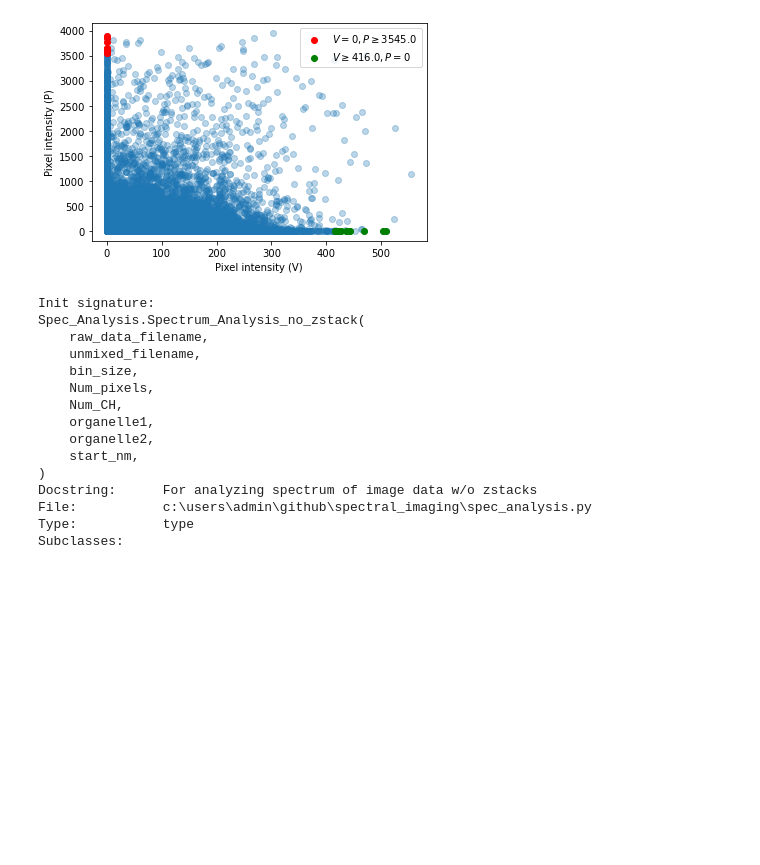
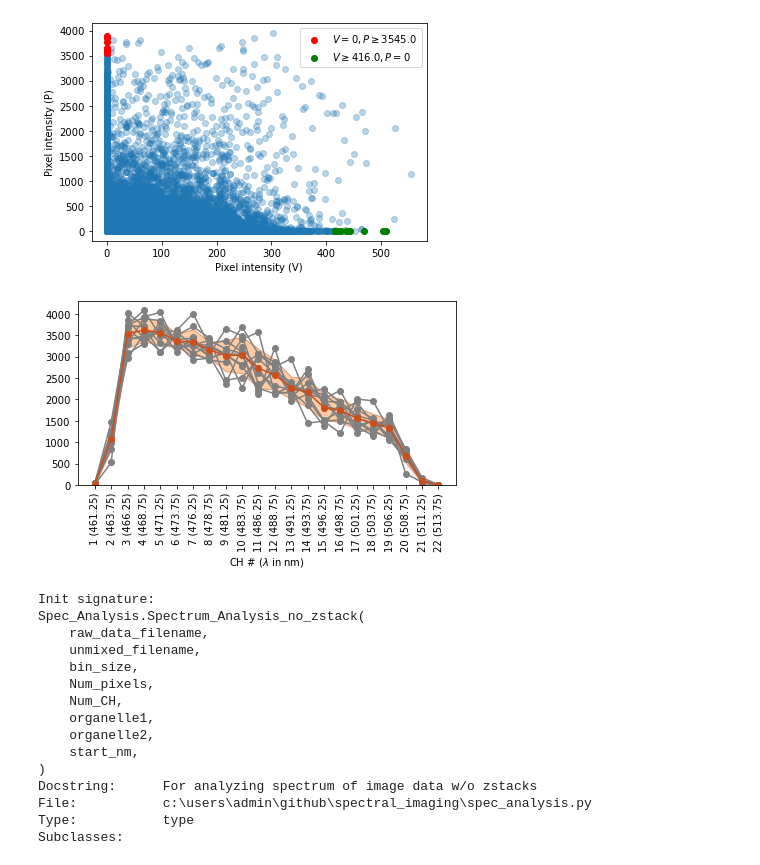
Before and after one commit to ajannamay/Spectral_imaging, a Jupyter notebook: test.ipynb, the cells around one changed output. Cells and saved outputs as stored; diff of their text form; code cells hidden in the pictures; blank space fills up the shorter version.

```diff
--- a/test.ipynb
+++ b/test.ipynb
@@ -12,11 +9,16 @@ The autoreload extension is already loaded. To reload it, use:
 # %%
-CFP = Spectra_Analysis.Spectra_no_z('LargerPnh\\CFP1','LargerPnh\\CFP1_unmixed2',2.5,1024,22,'P','V',461.25)
+CFP = Spectral_Analysis.Spectra_no_z('LargerPnh\\CFP1','LargerPnh\\CFP1_unmixed2',2.5,1024,22,'P','V',461.25)
 # %%
-plotter_2p5, Pindx_2p5, Vindx_2p5 = CFP.generate_scatter_plot_varNumpixels(False,10)
+plotter_2p5, Pindx_2p5, Vindx_2p5 = CFP.generate_scatter_plot(False,10)
 plt.legend(loc='upper right')
 plt.show()
 # %% [output]
 [figure]
+# %%
+CFP.generate_normSpectrum(Pindx_2p5,0)
+plt.show()
+# %% [output]
+[figure, added]
 # %%
 ?Spec_Analysis.Spectrum_Analysis_no_zstack
 # %% [output]
```
Also changed, not shown: parts of 1 cell of this notebook.
